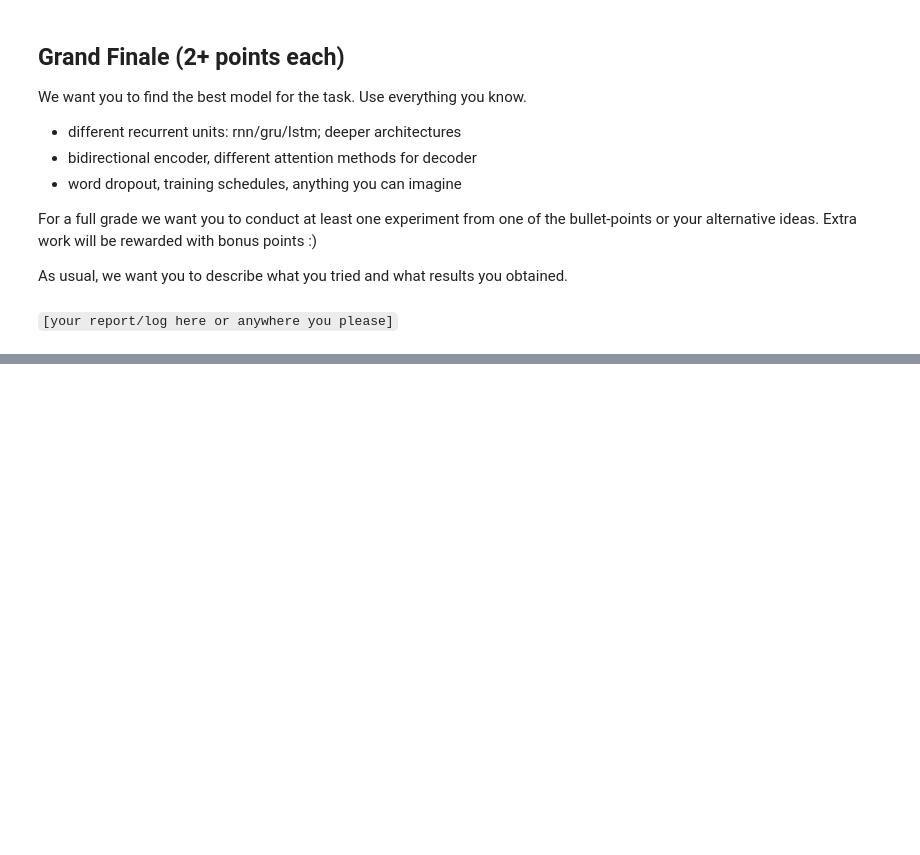
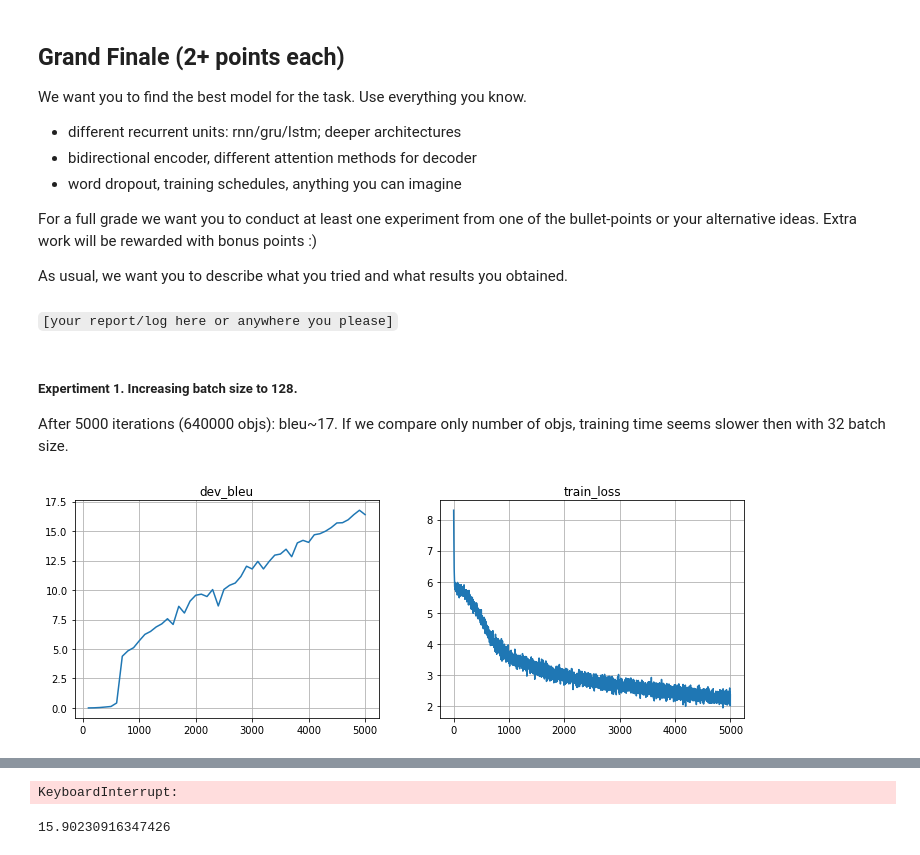
Before and after one commit to legendawes/nlp_course, a Jupyter notebook: week04_seq2seq/practice_and_homework.ipynb, the cells around one changed output, grey strips where cells are left out. Drawn from its saved outputs; the diff is of its cells as text; code cells hidden in the pictures; blank space fills up the shorter version.

```diff
--- a/week04_seq2seq/practice_and_homework.ipynb
+++ b/week04_seq2seq/practice_and_homework.ipynb
@@ -751,0 +737,5 @@ Mean loss=5.671
+# %%
+for inp_line, trans_line in zip(dev_inp[::500], model.translate_lines(dev_inp[::500])[0]):
+    print(inp_line)
+    print(trans_line)
+    print()
@@ -793,7 +804,7 @@ trans, states = model.translate_lines(inp)
 # select attention probs from model state (you may need to change this for your custom model)
 # attention_probs below must have shape [batch_size, translation_length, input_length], extracted from states
 # e.g. if attention probs are at the end of each state, use np.stack([state[-1] for state in states], axis=1)
-attention_probs = <YOUR CODE>
+attention_probs = np.stack([state[-1] for state in states], axis=1)
 # %%
 for i in range(5):
     draw_attention(inp[i], trans[i], attention_probs[i])
@@ -813,3 +835,52 @@ For a full grade we want you to conduct at least one experiment from one of the
 As usual, we want you to describe what you tried and what results you obtained.
 # %% [markdown]
 `[your report/log here or anywhere you please]`
+# %% [markdown]
+##### Expertiment 1. Increasing batch size to 128.
+
+After 5000 iterations (640000 objs): bleu~17.
+If we compare only number of objs, training time seems slower then with 32 batch size.
+# %%
+model = AttentiveModel(inp_voc, out_voc)
+# %%
+from IPython.display import clear_output
+from tqdm import tqdm, trange
+metrics = {'train_loss': [], 'dev_bleu': [] }
+
+opt = keras.optimizers.Adam(1e-3)
+batch_size = 128
+n_tries = 25000 // (batch_size // 32)
+# %%
+# with tf.device('/GPU:0'):
+for _ in trange(n_tries):
+    step = len(metrics['train_loss']) + 1
+    batch_ix = np.random.randint(len(train_inp), size=batch_size)
+    batch_inp = inp_voc.to_matrix(train_inp[batch_ix])
+    batch_out = out_voc.to_matrix(train_out[batch_ix])
+
+    with tf.GradientTape() as tape:
+        loss_t = compute_loss(model, batch_inp, batch_out)
+
+    grads = tape.gradient(loss_t, model.trainable_variables)
+    opt.apply_gradients(zip(grads, model.trainable_variables))
+
+    metrics['train_loss'].append((step, loss_t.numpy()))
+
+    if step % 100 == 0:
+        metrics['dev_bleu'].append(
+            (step, compute_bleu(model, dev_inp, dev_out)))
+
+        clear_output(True)
+        plt.figure(figsize=(12, 4))
+        for i, (name, history) in enumerate(sorted(metrics.items())):
+            plt.subplot(1, len(metrics), i + 1)
+            plt.title(name)
+            plt.plot(*zip(*history))
+            plt.grid()
+        plt.show()
+        print("Mean loss=%.3f" %
+              np.mean(metrics['train_loss'][-10:], axis=0)[1], flush=True)
+
+    # Note: it's okay if bleu oscillates up and down as long as it gets better on average over long term (e.g. 5k batches)
+# %% [output]
+[figure, added]
@@ -815,0 +888,5 @@ As usual, we want you to describe what you tried and what results you obtained.
+KeyboardInterrupt:
+# %%
+compute_bleu(model, dev_inp, dev_out)
+# %% [output]
+15.90230916347426
```
Also changed, not shown: parts of 19 cells of this notebook.
